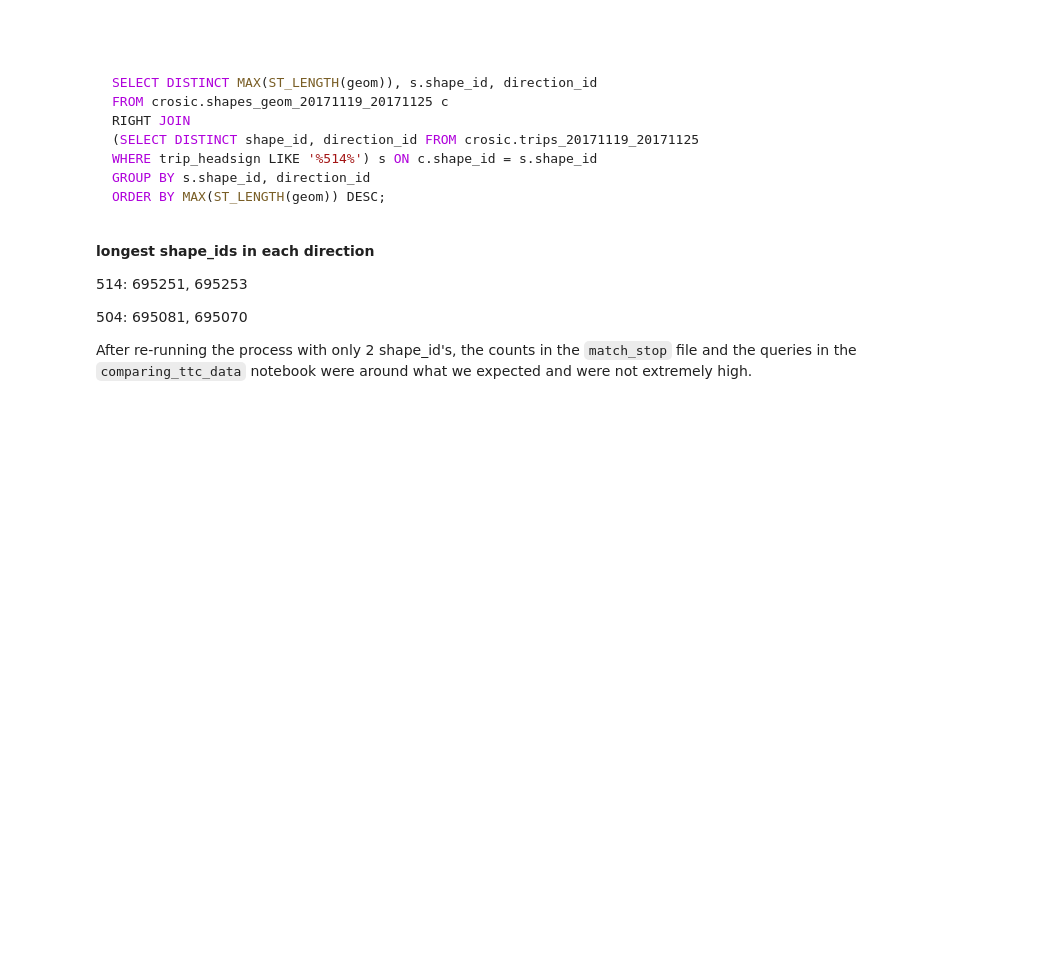
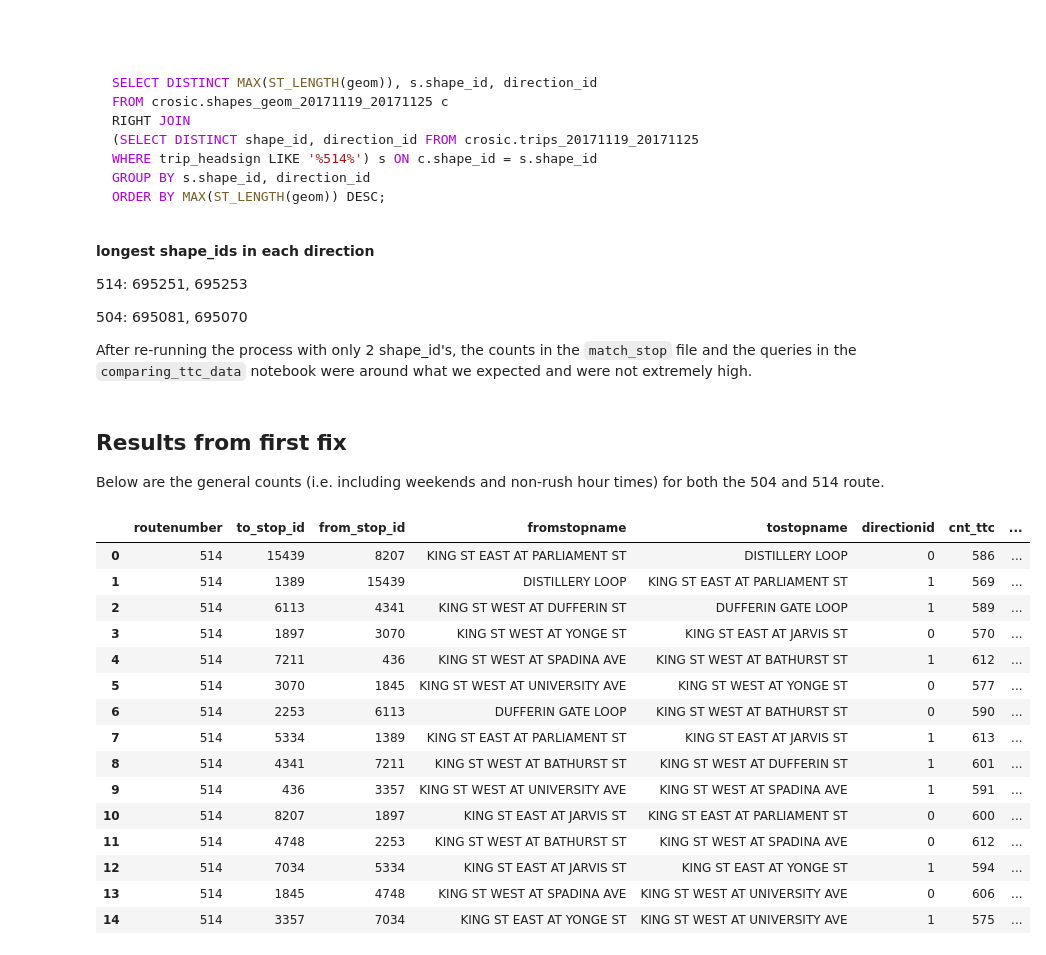
Before and after one commit to webgisgeek/bdit_data-sources, a Jupyter notebook: ttc/debugging_cis_ttc_comparison.ipynb, the cells around one changed output. Saved outputs shown, nothing was run; the diff lists cells and outputs as text; code cells hidden in the pictures; blank space fills up the shorter version.

```diff
--- a/ttc/debugging_cis_ttc_comparison.ipynb
+++ b/ttc/debugging_cis_ttc_comparison.ipynb
@@ -591,3 +591,78 @@ ORDER BY MAX(ST_LENGTH(geom)) DESC;
 504: 695081, 695070
 
 After re-running the process with only 2 shape_id's, the counts in the `match_stop` file and the queries in the `comparing_ttc_data` notebook were around what we expected and were not extremely high.
+# %% [markdown]
+## Results from first fix
+
+Below are the general counts (i.e. including weekends and non-rush hour times) for both the 504 and 514 route.
+# %%
+sql_result = '''
+WITH to_stop_table AS (
+SELECT t.stop_id to_stop, trip_id, direction_id, arrival_time
+FROM crosic.cis_514_11192017_11252017_tripids t
+WHERE t.stop_id IN (SELECT to_stop_id FROM crosic.section_runs)
+OR t.stop_id IN (SELECT to_stop_id2 FROM crosic.section_runs)
+),
+
+from_stop_table AS (
+SELECT t.stop_id from_stop, trip_id, direction_id, departure_time
+FROM crosic.cis_514_11192017_11252017_tripids t
+WHERE t.stop_id IN (SELECT from_stop_id FROM crosic.section_runs)
+OR t.stop_id IN (SELECT from_stop_id2 FROM crosic.section_runs)
+),
+
+stops AS (
+SELECT to_stop, from_stop, t.direction_id, t.trip_id, arrival_time, departure_time
+FROM from_stop_table f JOIN to_stop_table t ON f.trip_id = t.trip_id and f.direction_id = t.direction_id
+),
+
+ttc_cis AS (
+SELECT DISTINCT fromstopname, tostopname, directionid, COUNT(*) cnt, to_stop_id, from_stop_id, routenumber,
+AVG(EXTRACT(EPOCH FROM (to_char(journeydate, 'YYYY-MM-DD') || ' ' || to_char(toarrstoptime, 'HH24:MI:SS'))::timestamp
+- (to_char(journeydate, 'YYYY-MM-DD') || ' ' || to_char(fromstopdepaturetime, 'HH24:MI:SS'))::timestamp)  ) /60
+AS time_diff_minutes_ttc
+FROM section_runs
+WHERE routenumber = 514 and toarrstoptime > fromstopdepaturetime
+GROUP BY fromstopname, tostopname, to_stop_id, from_stop_id, directionid, routenumber
+ORDER BY time_diff_minutes_ttc
+),
+
+output AS (
+SELECT routenumber, to_stop_id, from_stop_id,  fromstopname, tostopname, directionid, cnt cnt_ttc, time_diff_minutes_ttc,
+COUNT(*) cnt_our_cis,
+
+AVG(EXTRACT(EPOCH FROM arrival_time - departure_time)) /60
+AS time_diff_minutes_our_cis
+
+
+FROM stops s JOIN ttc_cis ttc ON s.to_stop = ttc.to_stop_id AND s.from_stop = ttc.from_stop_id
+
+WHERE s.direction_id = ttc.directionid and ttc.routenumber = 514 and arrival_time > departure_time
+GROUP BY to_stop_id, from_stop_id,  fromstopname, tostopname, directionid, ttc.cnt, time_diff_minutes_ttc, routenumber
+ORDER BY time_diff_minutes_ttc, time_diff_minutes_our_cis
+)
+
+SELECT routenumber, to_stop_id, from_stop_id,  fromstopname, tostopname, directionid, cnt_ttc, time_diff_minutes_ttc,
+cnt_our_cis, time_diff_minutes_our_cis, abs(time_diff_minutes_our_cis - time_diff_minutes_ttc) ttc_our_time_difference
+FROM output
+WHERE cnt_ttc > 100
+ORDER BY abs(cnt_ttc - cnt_our_cis) DESC;
+'''
+pandasql.read_sql(sql_result, con)
+# %% [output]
+|  | routenumber | to_stop_id | from_stop_id | fromstopname | tostopname | directionid | cnt_ttc | ... |
+| 0 | 514 | 15439 | 8207 | KING ST EAST AT PARLIAMENT ST | DISTILLERY LOOP | 0 | 586 | ... |
+| 1 | 514 | 1389 | 15439 | DISTILLERY LOOP | KING ST EAST AT PARLIAMENT ST | 1 | 569 | ... |
+| 2 | 514 | 6113 | 4341 | KING ST WEST AT DUFFERIN ST | DUFFERIN GATE LOOP | 1 | 589 | ... |
+| 3 | 514 | 1897 | 3070 | KING ST WEST AT YONGE ST | KING ST EAST AT JARVIS ST | 0 | 570 | ... |
+| 4 | 514 | 7211 | 436 | KING ST WEST AT SPADINA AVE | KING ST WEST AT BATHURST ST | 1 | 612 | ... |
+| 5 | 514 | 3070 | 1845 | KING ST WEST AT UNIVERSITY AVE | KING ST WEST AT YONGE ST | 0 | 577 | ... |
+| 6 | 514 | 2253 | 6113 | DUFFERIN GATE LOOP | KING ST WEST AT BATHURST ST | 0 | 590 | ... |
+| 7 | 514 | 5334 | 1389 | KING ST EAST AT PARLIAMENT ST | KING ST EAST AT JARVIS ST | 1 | 613 | ... |
+| 8 | 514 | 4341 | 7211 | KING ST WEST AT BATHURST ST | KING ST WEST AT DUFFERIN ST | 1 | 601 | ... |
+| 9 | 514 | 436 | 3357 | KING ST WEST AT UNIVERSITY AVE | KING ST WEST AT SPADINA AVE | 1 | 591 | ... |
+| 10 | 514 | 8207 | 1897 | KING ST EAST AT JARVIS ST | KING ST EAST AT PARLIAMENT ST | 0 | 600 | ... |
+| 11 | 514 | 4748 | 2253 | KING ST WEST AT BATHURST ST | KING ST WEST AT SPADINA AVE | 0 | 612 | ... |
+| 12 | 514 | 7034 | 5334 | KING ST EAST AT JARVIS ST | KING ST EAST AT YONGE ST | 1 | 594 | ... |
+| 13 | 514 | 1845 | 4748 | KING ST WEST AT SPADINA AVE | KING ST WEST AT UNIVERSITY AVE | 0 | 606 | ... |
+| 14 | 514 | 3357 | 7034 | KING ST EAST AT YONGE ST | KING ST WEST AT UNIVERSITY AVE | 1 | 575 | ... |
```
Also changed, not shown: parts of 2 cells of this notebook, 2 other files.
